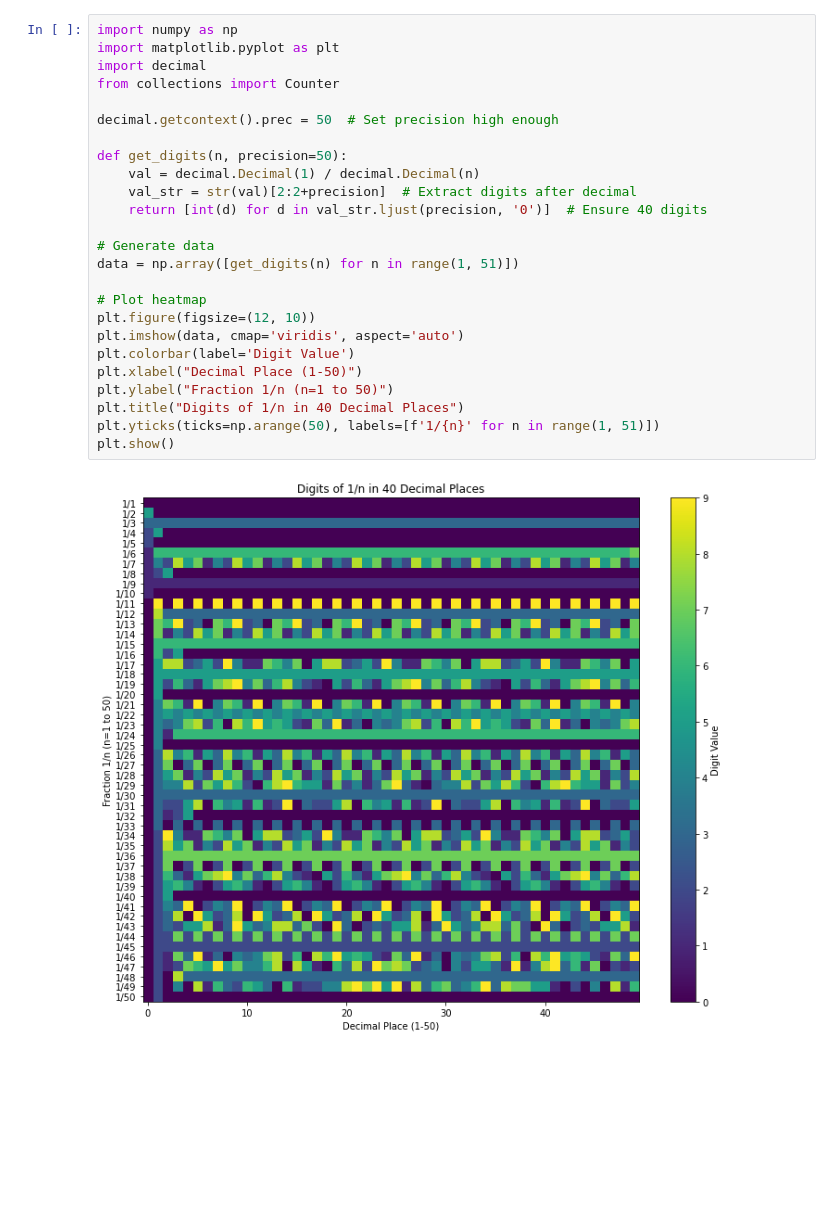
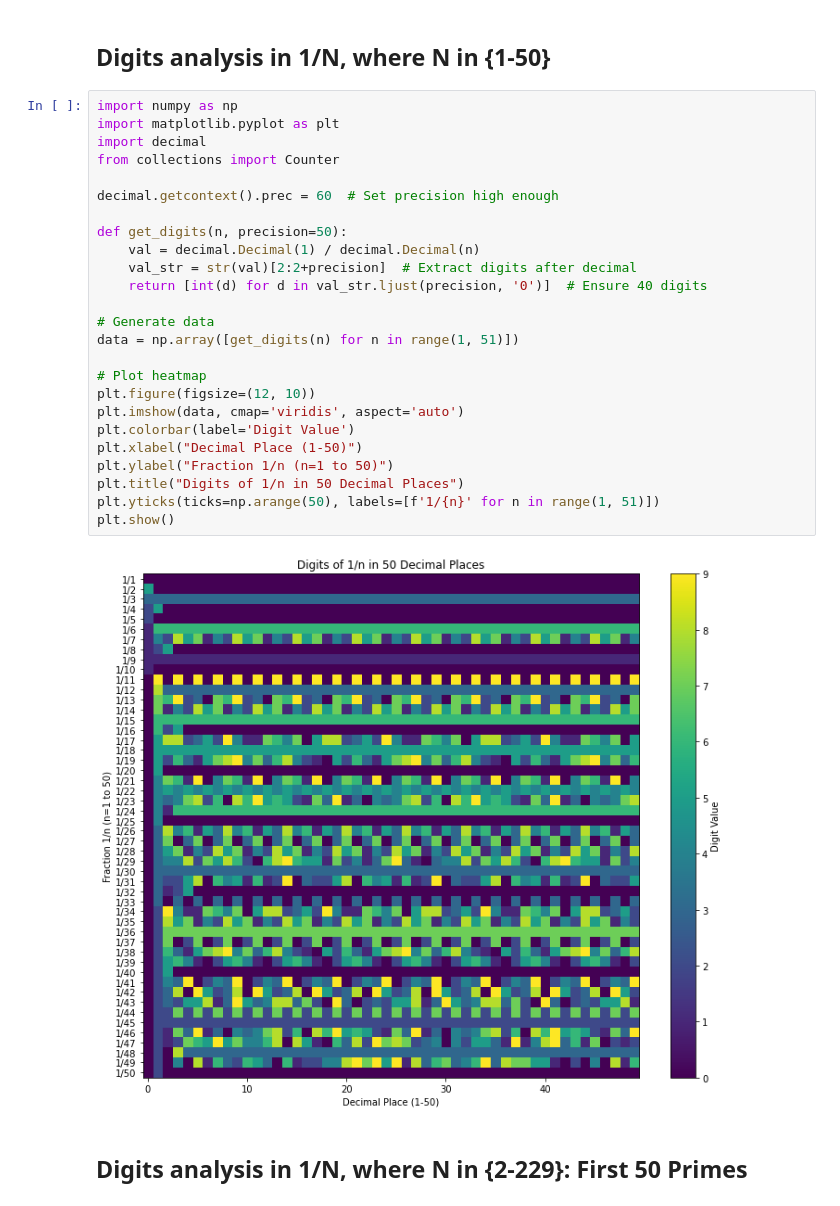
Before and after one commit to phymanshu/explore42, a Jupyter notebook: 1overN.ipynb, the cells around one changed output. Cells and saved outputs as stored; diff of their text form; blank space fills up the shorter version.

```diff
--- a/1overN.ipynb
+++ b/1overN.ipynb
@@ -1,30 +1,34 @@
+# %% [markdown]
+## Digits analysis in 1/N, where N in {1-50}
 # %%
 import numpy as np
 import matplotlib.pyplot as plt
 import decimal
 from collections import Counter
 
-decimal.getcontext().prec = 50  # Set precision high enough
+decimal.getcontext().prec = 60  # Set precision high enough
 
 def get_digits(n, precision=50):
     val = decimal.Decimal(1) / decimal.Decimal(n)
     val_str = str(val)[2:2+precision]  # Extract digits after decimal
     return [int(d) for d in val_str.ljust(precision, '0')]  # Ensure 40 digits
 
 # Generate data
 data = np.array([get_digits(n) for n in range(1, 51)])
 
 # Plot heatmap
 plt.figure(figsize=(12, 10))
 plt.imshow(data, cmap='viridis', aspect='auto')
 plt.colorbar(label='Digit Value')
 plt.xlabel("Decimal Place (1-50)")
 plt.ylabel("Fraction 1/n (n=1 to 50)")
-plt.title("Digits of 1/n in 40 Decimal Places")
+plt.title("Digits of 1/n in 50 Decimal Places")
 plt.yticks(ticks=np.arange(50), labels=[f'1/{n}' for n in range(1, 51)])
 plt.show()
 # %% [output]
-[figure, old version]
+[figure, new version]
+# %% [markdown]
+## Digits analysis in 1/N, where N in {2-229}: First 50 Primes
 # %%
 primes = [2, 3, 5, 7, 11, 13, 17, 19, 23, 29,
           31, 37, 41, 43, 47, 53, 59, 61, 67, 71,
```
Also changed, not shown: parts of 3 cells of this notebook, 3 other files.
